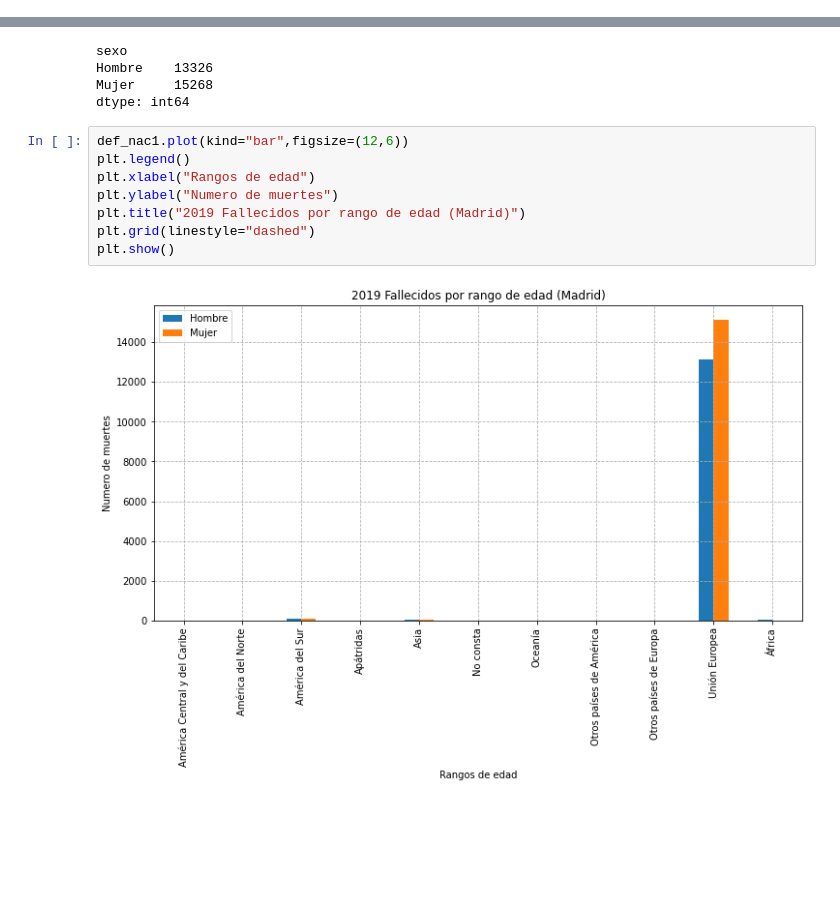
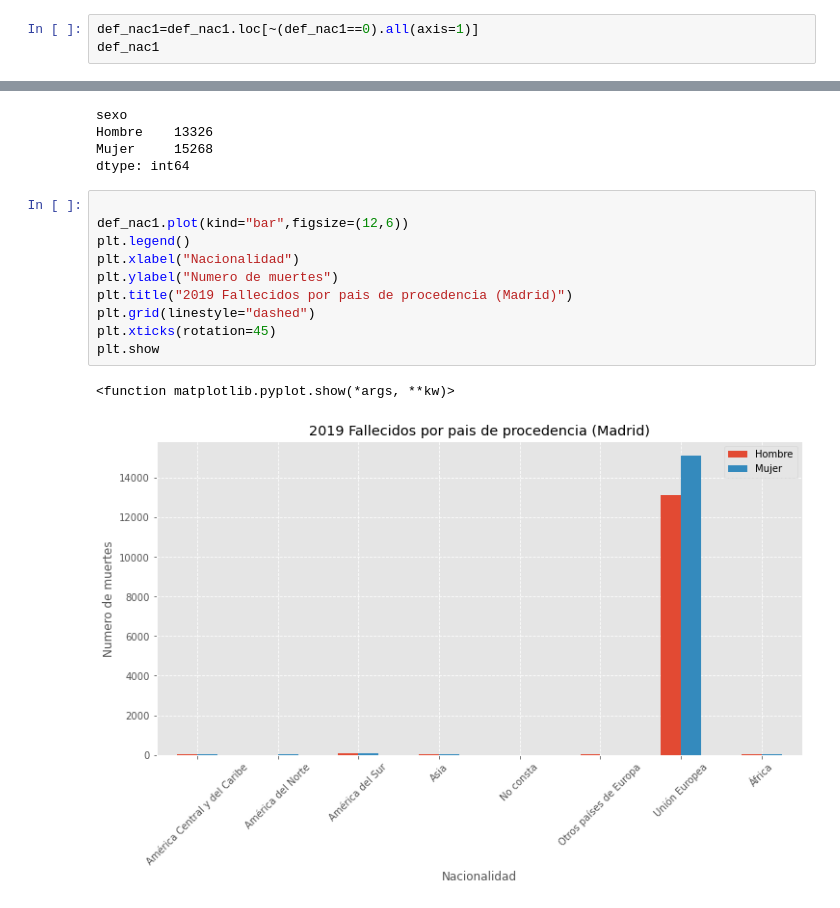
Before and after one commit to JMGONB/DS_0620, a Jupyter notebook: mi_proyecto_agosto/src/utils/project_age.ipynb, the cells around one changed output, grey strips where cells are left out. Drawn from its saved outputs; the diff is of its cells as text; blank space fills up the shorter version.

```diff
--- a/mi_proyecto_agosto/src/utils/project_age.ipynb
+++ b/mi_proyecto_agosto/src/utils/project_age.ipynb
@@ -139,3 +162,6 @@ def_nac1
 | Otros países de Europa | 20 | 6 |
 | Unión Europea | 13118 | 15094 |
 | África | 41 | 14 |
+# %%
+def_nac1=def_nac1.loc[~(def_nac1==0).all(axis=1)]
+def_nac1
@@ -147,12 +184,15 @@ Hombre    13326
 Mujer     15268
 dtype: int64
 # %%
+
 def_nac1.plot(kind="bar",figsize=(12,6))
 plt.legend()
-plt.xlabel("Rangos de edad")
+plt.xlabel("Nacionalidad")
 plt.ylabel("Numero de muertes")
-plt.title("2019 Fallecidos por rango de edad (Madrid)")
+plt.title("2019 Fallecidos por pais de procedencia (Madrid)")
 plt.grid(linestyle="dashed")
-plt.show()
+plt.xticks(rotation=45)
+plt.show
 # %% [output]
+<function matplotlib.pyplot.show(*args, **kw)>
-[figure, old version]
+[figure, new version]
```
Also changed, not shown: parts of 4 cells of this notebook, 2 other files.
